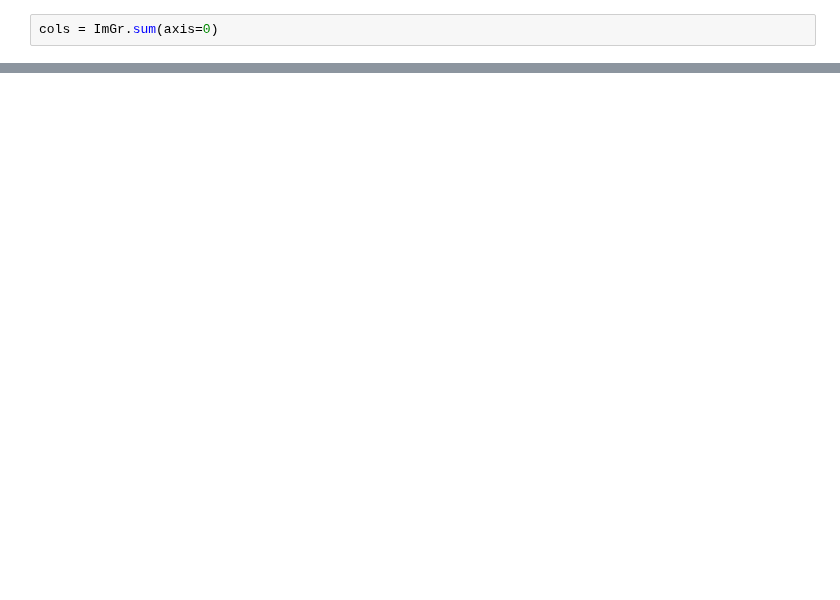
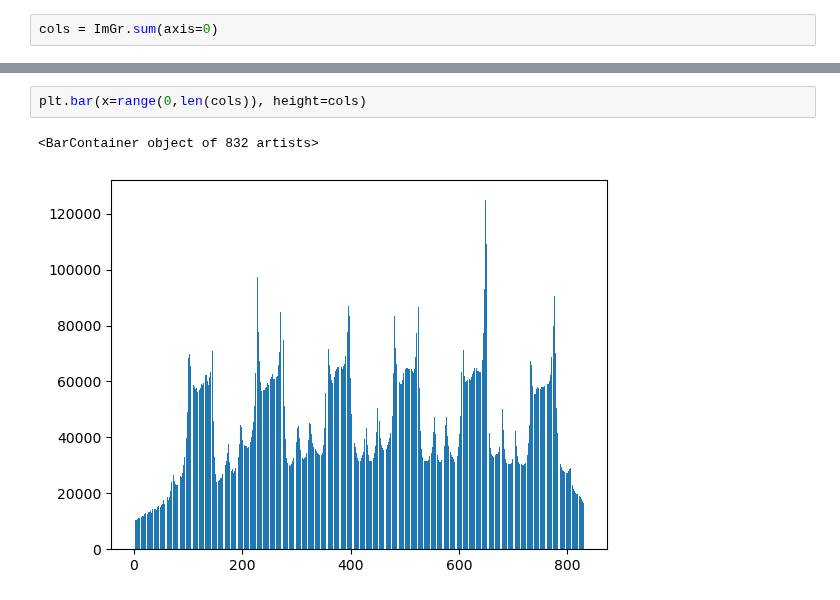
Before and after one commit to NeLy-EPFL/Tracking_Analysis, a Jupyter notebook: Tracktor/TemplateMatch/CropVideo.ipynb, the cells around one changed output, grey strips where cells are left out. Cells and saved outputs as stored; diff of their text form; blank space fills up the shorter version.

```diff
--- a/Tracktor/TemplateMatch/CropVideo.ipynb
+++ b/Tracktor/TemplateMatch/CropVideo.ipynb
@@ -73,0 +84,5 @@ TypeError: 'module' object is not callable
+# %%
+plt.bar(x=range(0,len(cols)), height=cols)
+# %% [output]
+<BarContainer object of 832 artists>
+[figure, added]
```
Also changed, not shown: parts of 34 cells of this notebook, 2 other files.
